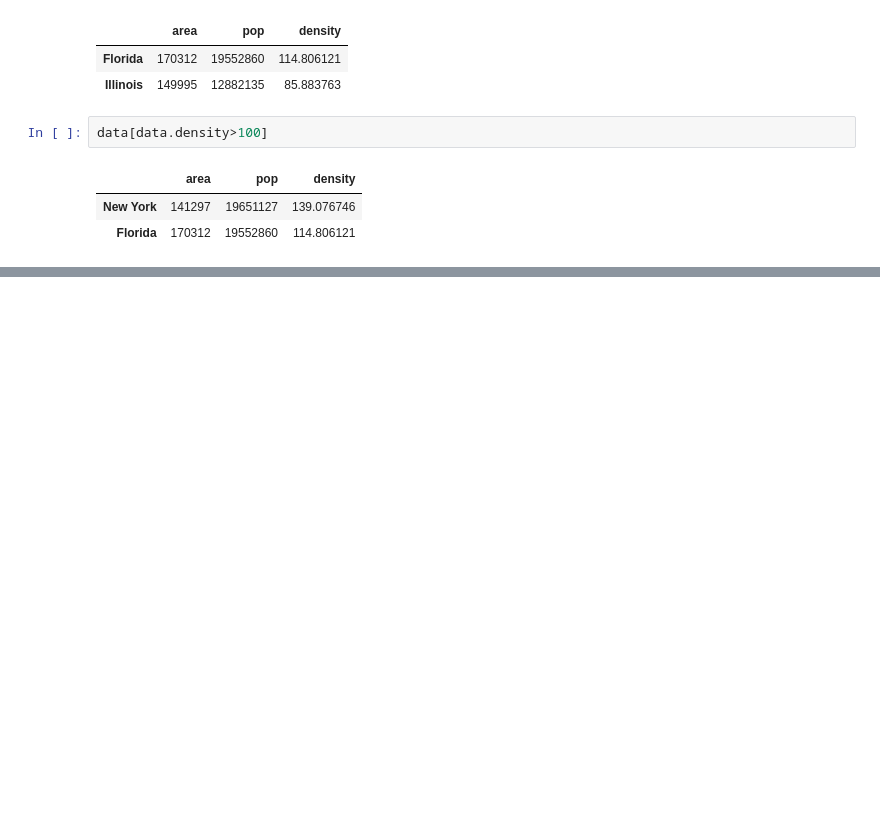
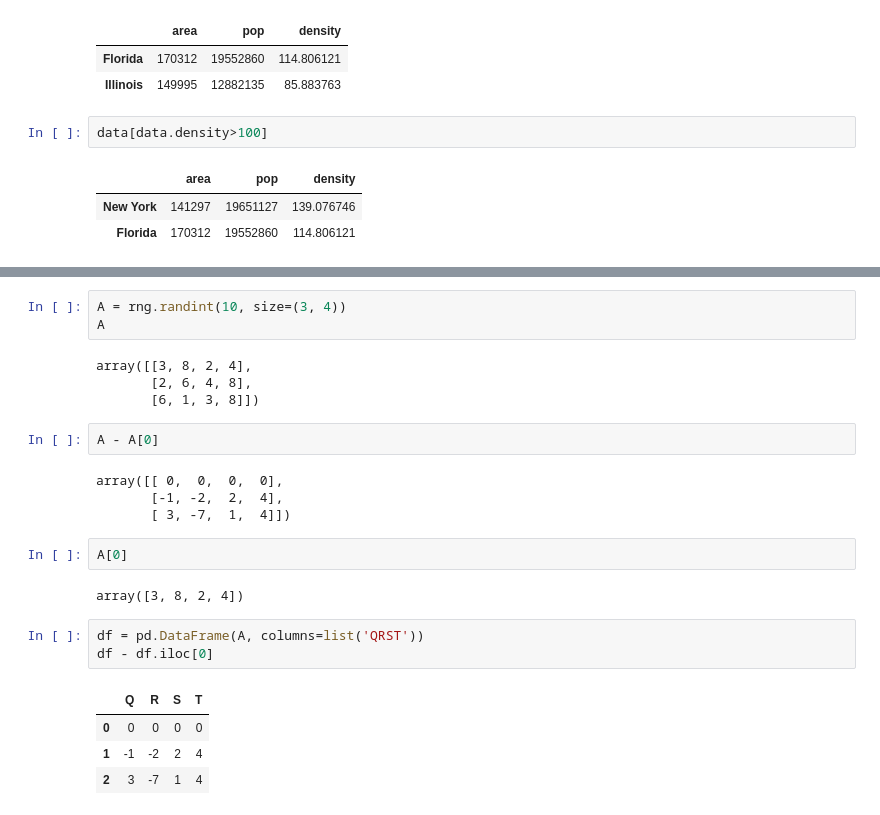
Before and after one commit to Source-lab1/Data-Analysis, a Jupyter notebook: Pandas 5pm.ipynb, the cells around one changed output, grey strips where cells are left out. Drawn from its saved outputs; the diff is of its cells as text; blank space fills up the shorter version.

```diff
--- a/Pandas 5pm.ipynb
+++ b/Pandas 5pm.ipynb
@@ -625,0 +778,25 @@ data[data.density>100]
+# %%
+A = rng.randint(10, size=(3, 4))
+A
+# %% [output]
+array([[3, 8, 2, 4],
+       [2, 6, 4, 8],
+       [6, 1, 3, 8]])
+# %%
+A - A[0]
+# %% [output]
+array([[ 0,  0,  0,  0],
+       [-1, -2,  2,  4],
+       [ 3, -7,  1,  4]])
+# %%
+A[0]
+# %% [output]
+array([3, 8, 2, 4])
+# %%
+df = pd.DataFrame(A, columns=list('QRST'))
+df - df.iloc[0]
+# %% [output]
+|  | Q | R | S | T |
+| 0 | 0 | 0 | 0 | 0 |
+| 1 | -1 | -2 | 2 | 4 |
+| 2 | 3 | -7 | 1 | 4 |
```
Also changed, not shown: parts of 63 cells of this notebook.
